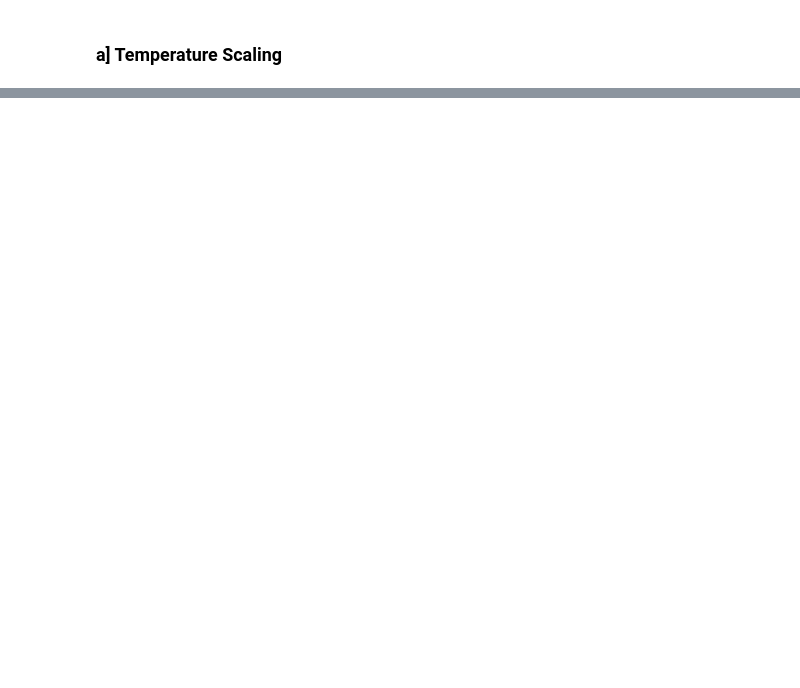
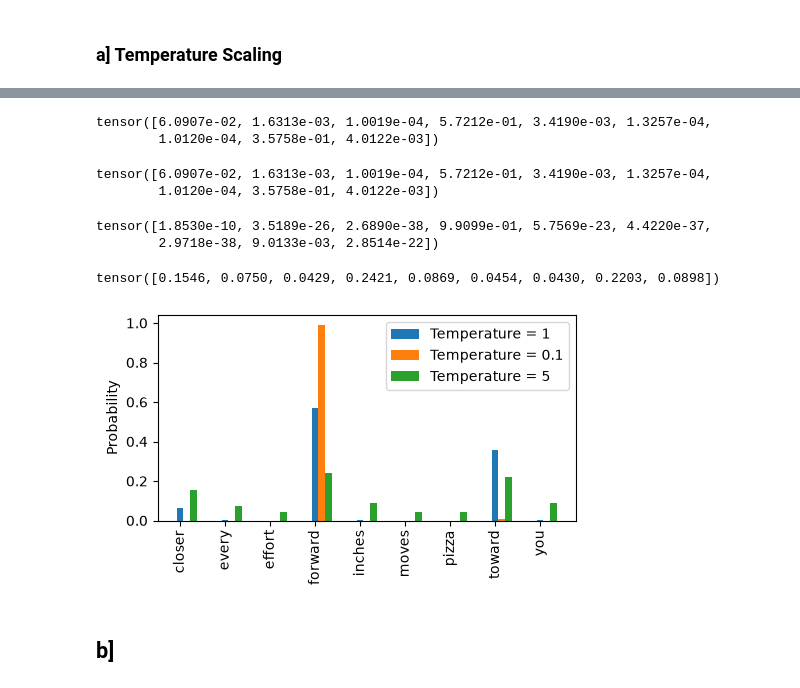
Before and after one commit to Neelesh2133/LLM, a Jupyter notebook: code/Pretraining_Model.ipynb, the cells around one changed output, grey strips where cells are left out. Saved outputs shown, nothing was run; the diff lists cells and outputs as text; code cells hidden in the pictures; blank space fills up the shorter version.

Commit message:
docs: sync Pretraining_Model explanation with code updates and temperature scaling plot

```diff
--- a/code/Pretraining_Model.ipynb
+++ b/code/Pretraining_Model.ipynb
@@ -509,0 +554,60 @@ next_token_logits = torch.tensor(
+# %%
+def softmax_with_temperature(logits, temperature):
+    scaled_logits = logits / temperature
+    return torch.softmax(scaled_logits, dim=0)
+# %%
+temperature=[1,0.1,5]
+scaled_probas=[softmax_with_temperature(next_token_logits,T) for T in temperature]
+scaled_probas[0]
+# %% [output]
+tensor([6.0907e-02, 1.6313e-03, 1.0019e-04, 5.7212e-01, 3.4190e-03, 1.3257e-04,
+        1.0120e-04, 3.5758e-01, 4.0122e-03])
+# %%
+probas
+# %% [output]
+tensor([6.0907e-02, 1.6313e-03, 1.0019e-04, 5.7212e-01, 3.4190e-03, 1.3257e-04,
+        1.0120e-04, 3.5758e-01, 4.0122e-03])
+# %%
+scaled_probas[1]
+# %% [output]
+tensor([1.8530e-10, 3.5189e-26, 2.6890e-38, 9.9099e-01, 5.7569e-23, 4.4220e-37,
+        2.9718e-38, 9.0133e-03, 2.8514e-22])
+# %%
+scaled_probas[2]
+# %% [output]
+tensor([0.1546, 0.0750, 0.0429, 0.2421, 0.0869, 0.0454, 0.0430, 0.2203, 0.0898])
+# %%
+import matplotlib.pyplot as plt
+# Plotting
+# Create x-axis positions (0, 1, 2, ..., number of vocabulary words - 1)
+x = torch.arange(len(vocab))
+# Width of each bar
+bar_width = 0.15
+# Create a figure and axes
+fig, ax = plt.subplots(figsize=(5, 3))
+# Plot one set of bars for each temperature
+for i, T in enumerate(temperature):
+    rects = ax.bar(
+        x + i * bar_width,      # Shift bars horizontally
+        scaled_probas[i],       # Probabilities at temperature T
+        bar_width,
+        label=f'Temperature = {T}'
+    )
+# Label the y-axis
+ax.set_ylabel('Probability')
+# Put x-axis ticks at vocabulary positions
+ax.set_xticks(x)
+# Replace numbers with token names
+ax.set_xticklabels(vocab.keys(), rotation=90)
+# Display legend
+ax.legend()
+# Prevent labels from overlapping
+plt.tight_layout()
+# Save figure as PDF
+plt.savefig("temperature-plot.pdf")
+# Display the plot
+plt.show()
+# %% [output]
+[figure, added]
+# %% [markdown]
+## b]
```
Also changed, not shown: parts of 7 cells of this notebook, 6 other files.
